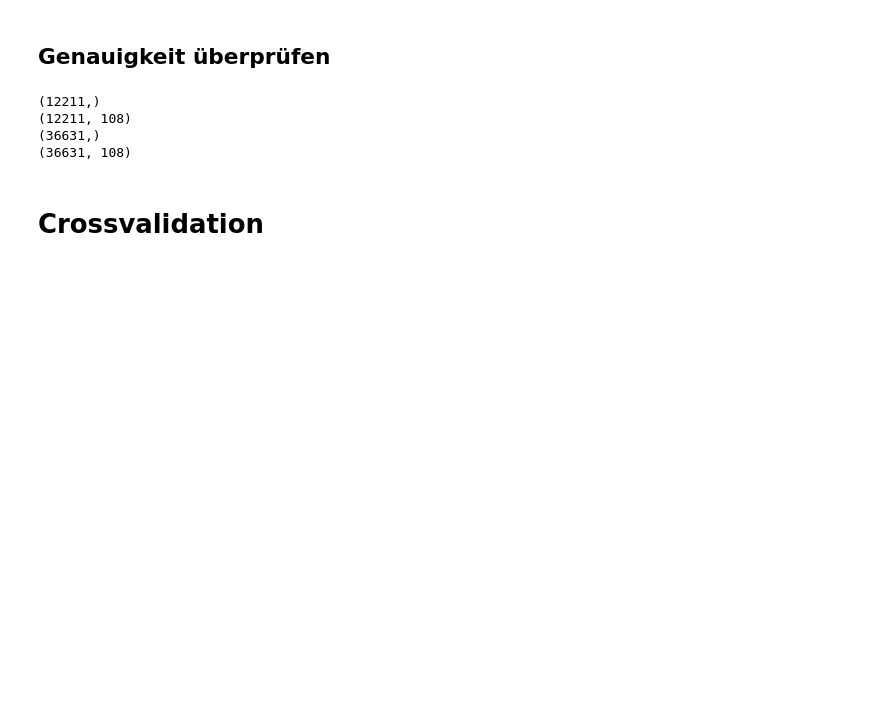
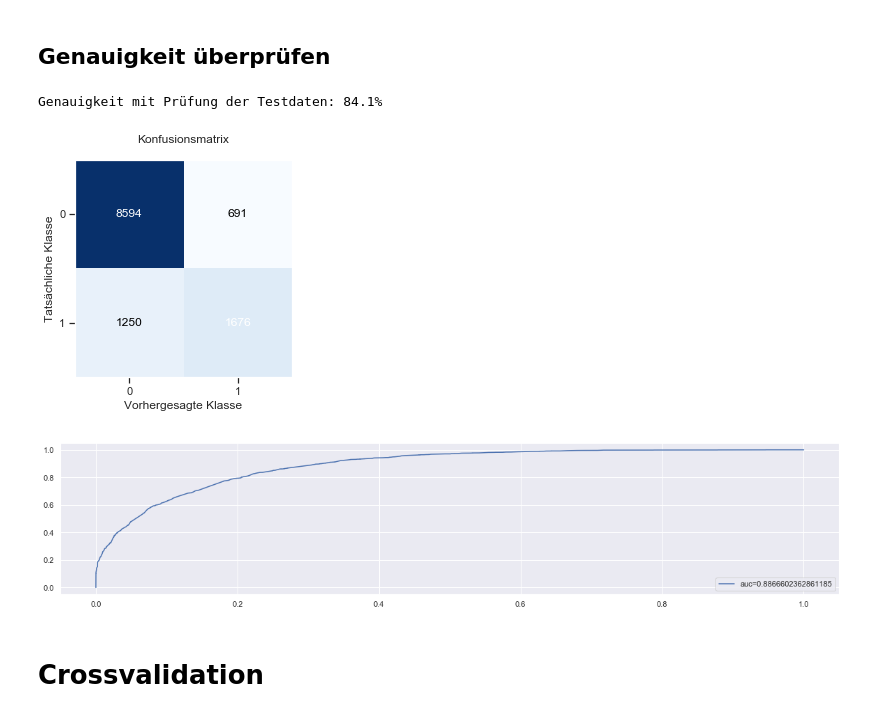
Before and after one commit to MarcZeger/MachineLearning, a Jupyter notebook: Notebook.ipynb, the cells around one changed output. Cells and saved outputs as stored; diff of their text form; code cells hidden in the pictures; blank space fills up the shorter version.

```diff
--- a/Notebook.ipynb
+++ b/Notebook.ipynb
@@ -244,36 +240,31 @@ z_pred = gb.predict(features_test)
 # %% [markdown]
 ## Genauigkeit überprüfen
 # %%
-#print ("Genauigkeit mit Prüfung der Testdaten:", round(accuracy_score(labels_test, z_pred)*100,2), "%")
-#print()
-#print ("Konfusionsmatrix:")
-#print(confusion_matrix(labels_test, z_pred))
-print(labels_test.shape)
-print(features_test.shape)
-print(labels_train.shape)
-print(features_train.shape)
-#matrix = confusion_matrix(labels_test, z_pred)
-#test = gb.predict_proba(features_test)
+print ("Genauigkeit mit Prüfung der Testdaten:", str(round(accuracy_score(labels_test, z_pred)*100,2)) + "%")
+print()
 
+fig, ax = plot_confusion_matrix(conf_mat=confusion_matrix(labels_test, z_pred))
+ax.set(title="Konfusionsmatrix", ylabel='Tatsächliche Klasse', xlabel='Vorhergesagte Klasse')
+plt.show()
 
-#fpr, tpr, thresholds = metrics.roc_curve(labels_test, test, pos_label=0)
-#print((fpr))
-#print()
-#print(tpr)
-# Print ROC curve
-#plt.plot(fpr,tpr)
+test = gb.predict_proba(features_test)[::,1]
+
+fpr, tpr, thresholds = metrics.roc_curve(labels_test, test)
+auc = metrics.roc_auc_score(labels_test, test)
+plt.plot(fpr,tpr,label="auc="+str(auc))
+plt.legend(loc=4)
+plt.show()
 
 
 # Print AUC
 #auc = np.trapz(fpr,tpr)
 #print('AUC:', auc)
 
 #plt.show()
 # %% [output]
-(12211,)
-(12211, 108)
-(36631,)
-(36631, 108)
+Genauigkeit mit Prüfung der Testdaten: 84.1%
+[figure, added]
+[figure, added]
 # %% [markdown]
 # Crossvalidation
 # %%
```
Also changed, not shown: parts of 3 cells of this notebook.
